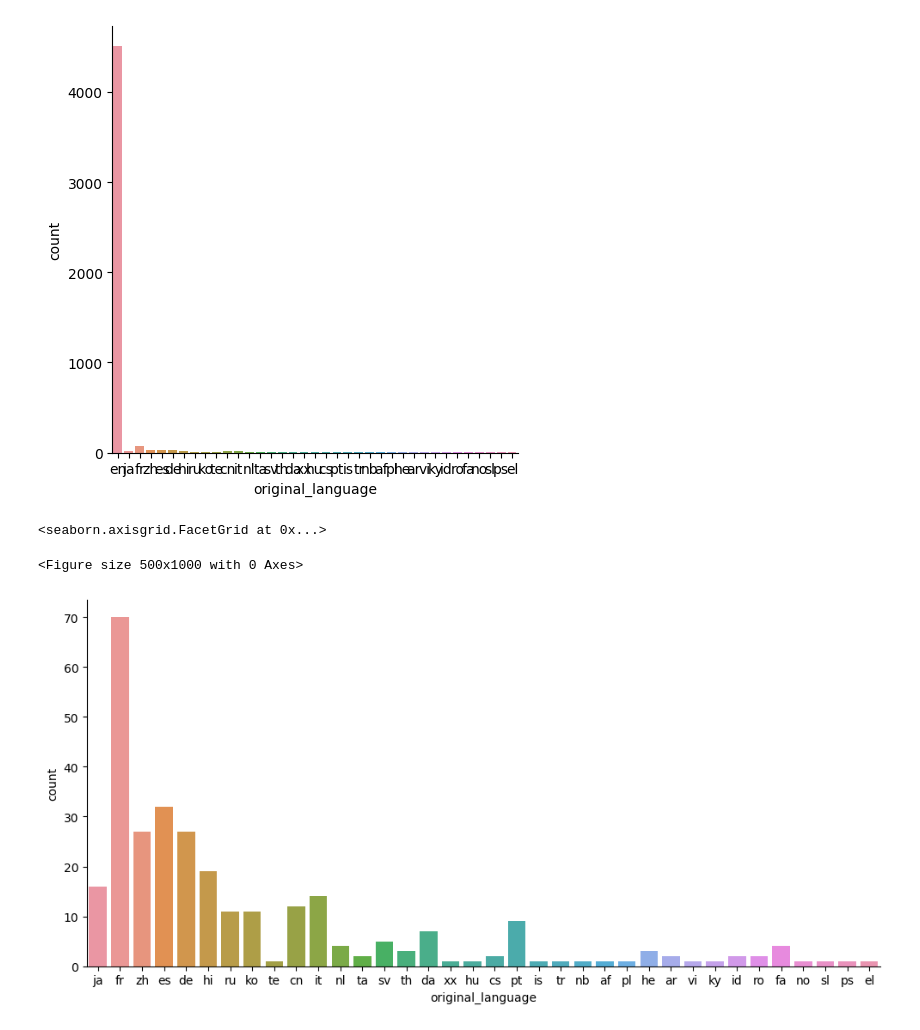
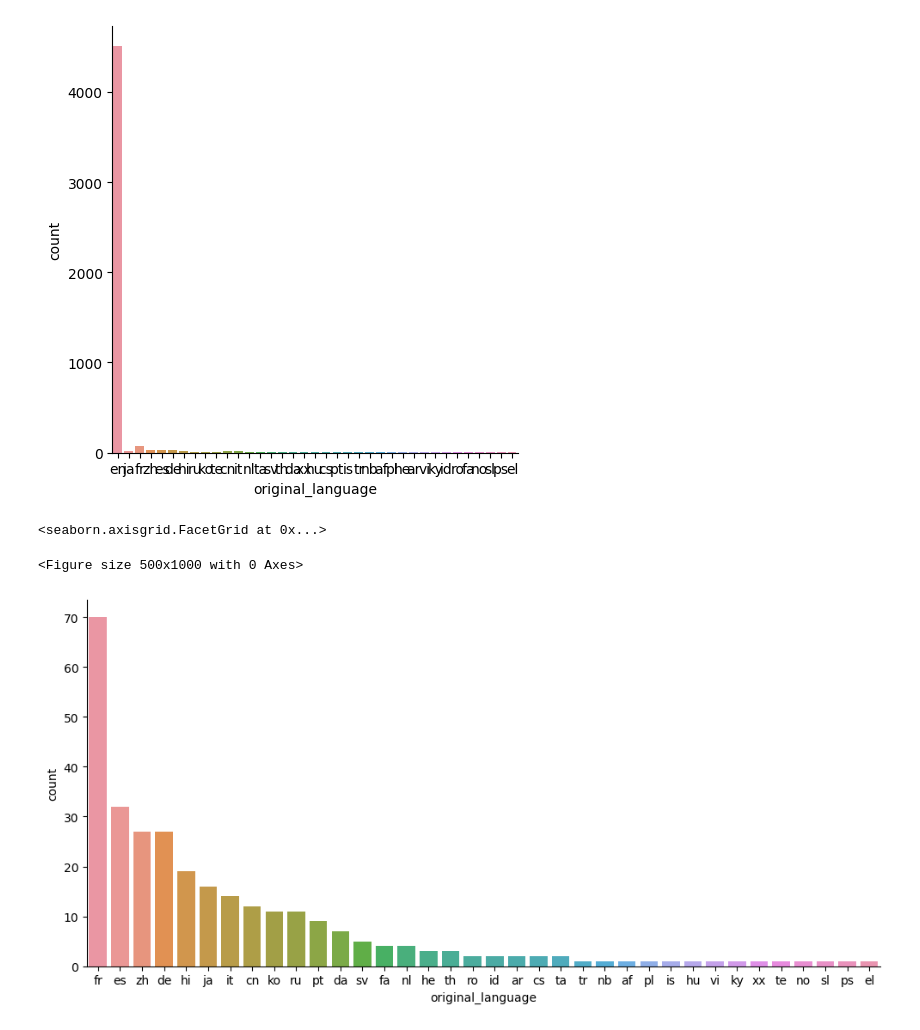
Before and after one commit to renatamontanhana/analise_de_dados_filmes, a Jupyter notebook: intro_a_data_science.ipynb, the cells around one changed output. Cells and saved outputs as stored; diff of their text form; code cells hidden in the pictures.

```diff
--- a/intro_a_data_science.ipynb
+++ b/intro_a_data_science.ipynb
@@ -329,8 +329,10 @@ sns.catplot(x = "original_language", kind="count", data = tmdb)
 # %%
 plt.figure(figsize=(5,10))
 
-sns.catplot(x = "original_language", data = filmes_sem_lingua_original_em_ingles, kind="count", aspect=2)
+sns.catplot(x = "original_language", data = filmes_sem_lingua_original_em_ingles, kind="count",
+            aspect=2,
+            order = total_por_lingua_de_outros_filmes.index)
 # %% [output]
 <seaborn.axisgrid.FacetGrid at 0x...>
 <Figure size 500x1000 with 0 Axes>
-[figure, old version]
+[figure, new version]
```
